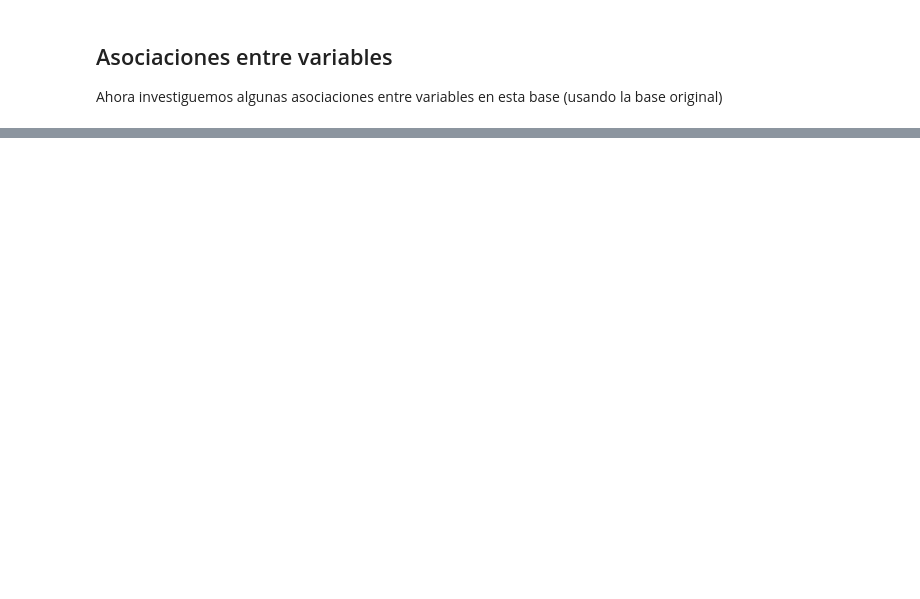
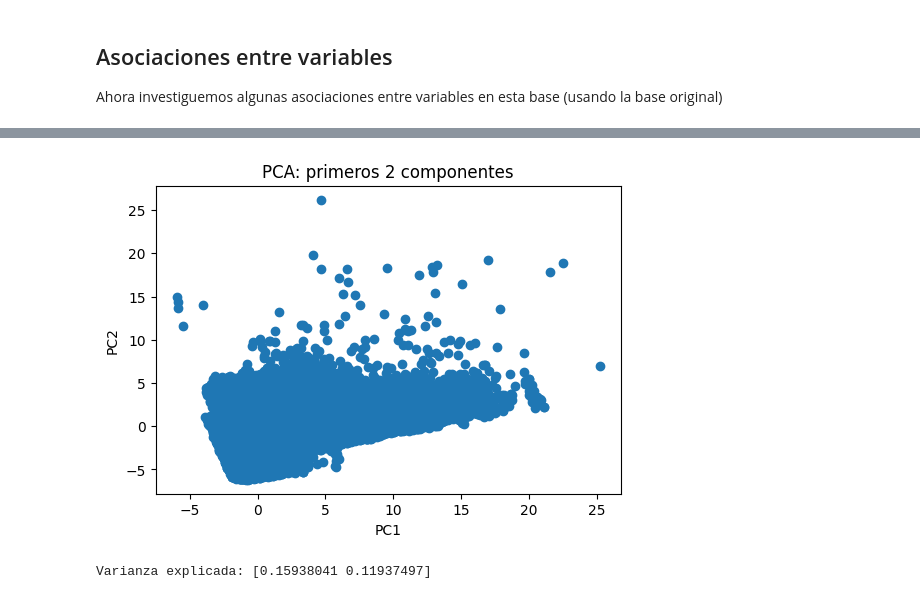
Before and after one commit to R0SEWT/DataMiningTools, a Jupyter notebook: W2/PG/PG2_DM.ipynb, the cells around one changed output, grey strips where cells are left out. Cells and saved outputs as stored; diff of their text form; code cells hidden in the pictures; blank space fills up the shorter version.

```diff
--- a/W2/PG/PG2_DM.ipynb
+++ b/W2/PG/PG2_DM.ipynb
@@ -461,0 +738,23 @@ datos_transformados = preproc.transform(df)
+# %%
+datos_transformados = pd.read_csv('data/datos_transformados.csv')
+# %%
+from sklearn.decomposition import PCA
+import pandas as pd
+import matplotlib.pyplot as plt
+
+pca = PCA(n_components=2)
+pca_coords = pca.fit_transform(datos_transformados)
+pca_df = pd.DataFrame(pca_coords, columns=['PC1', 'PC2'])
+# %%
+
+plt.figure(figsize=(6, 4))
+plt.scatter(pca_df['PC1'], pca_df['PC2'])
+plt.title('PCA: primeros 2 componentes')
+plt.xlabel('PC1')
+plt.ylabel('PC2')
+plt.show()
+
+print('Varianza explicada:', pca.explained_variance_ratio_)
+# %% [output]
+[figure, added]
+Varianza explicada: [0.15938041 0.11937497]
```
Also changed, not shown: parts of 39 cells of this notebook.
